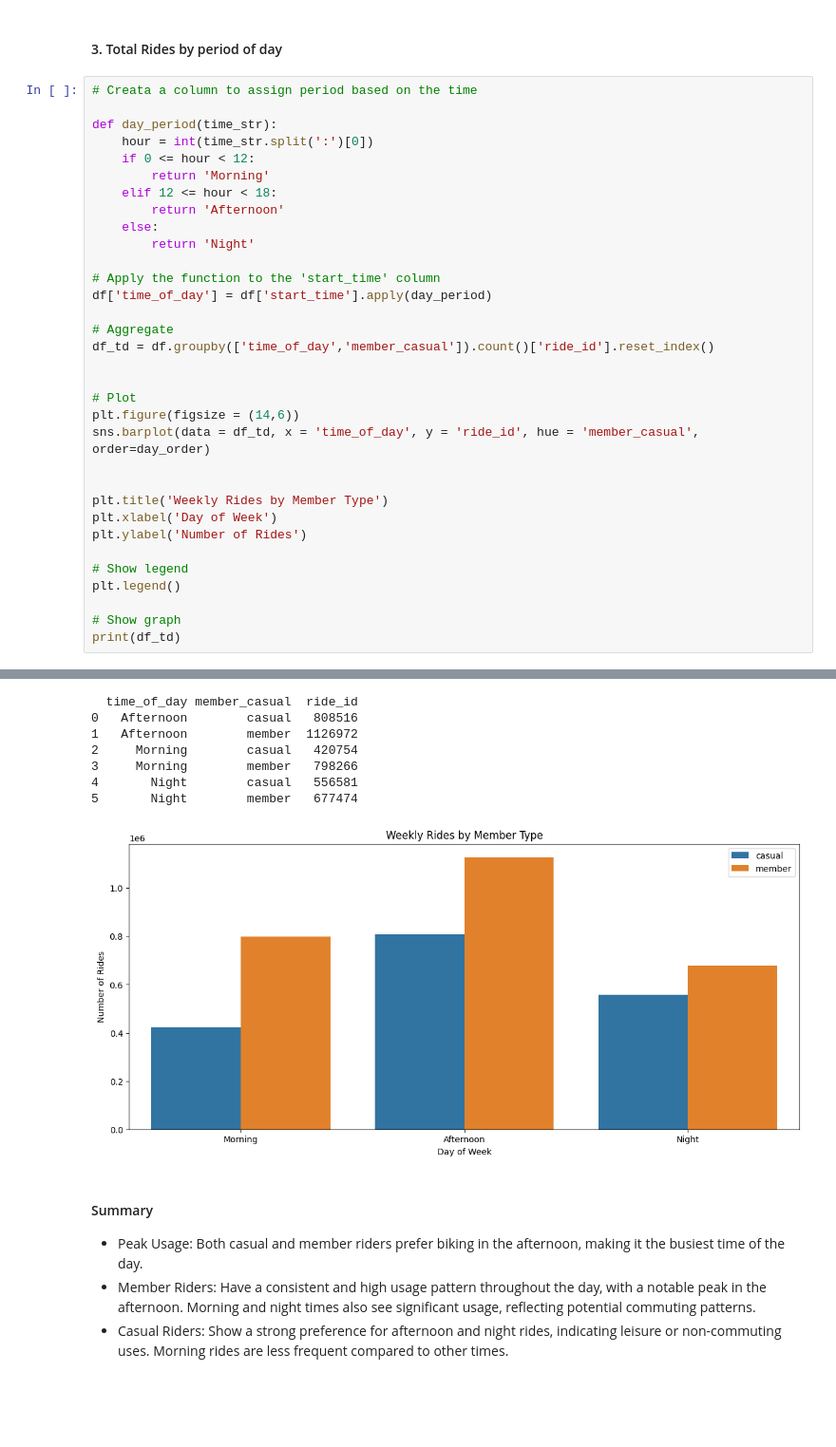
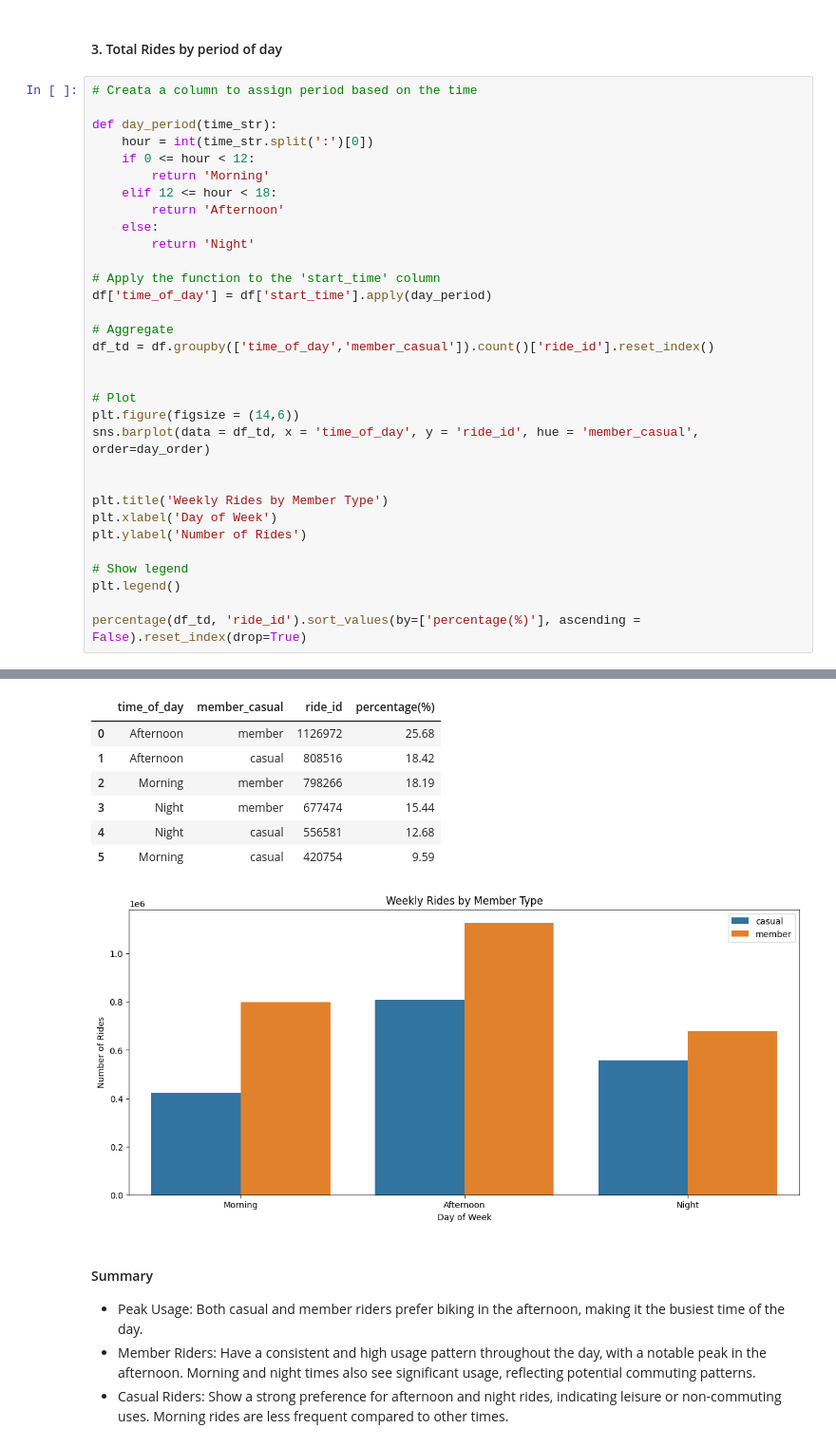
Before and after one commit to Lekan-E/Analysis-for-a-Bike-Sharing-Company-to-Boost-Member-Conversion, a Jupyter notebook: Descriptive Analysis.ipynb, the cells around one changed output, grey strips where cells are left out. Shown at 95% size. Cells and saved outputs as stored; diff of their text form; blank space fills up the shorter version.

```diff
--- a/Descriptive Analysis.ipynb
+++ b/Descriptive Analysis.ipynb
@@ -369,42 +422,41 @@ def day_period(time_str):
     elif 12 <= hour < 18:
         return 'Afternoon'
     else:
         return 'Night'
 
 # Apply the function to the 'start_time' column
 df['time_of_day'] = df['start_time'].apply(day_period)
 
 # Aggregate
 df_td = df.groupby(['time_of_day','member_casual']).count()['ride_id'].reset_index()
 
 
 # Plot
 plt.figure(figsize = (14,6))
 sns.barplot(data = df_td, x = 'time_of_day', y = 'ride_id', hue = 'member_casual', order=day_order)
 
 
 plt.title('Weekly Rides by Member Type')
 plt.xlabel('Day of Week')
 plt.ylabel('Number of Rides')
 
 # Show legend
 plt.legend()
 
-# Show graph
-print(df_td)
+percentage(df_td, 'ride_id').sort_values(by=['percentage(%)'], ascending = False).reset_index(drop=True)
 # %% [output]
 A value is trying to be set on a copy of a slice from a DataFrame.
 Try using .loc[row_indexer,col_indexer] = value instead
 
 See the caveats in the documentation: https://pandas.pydata.org/pandas-docs/stable/user_guide/indexing.html#returning-a-view-versus-a-copy
   df['time_of_day'] = df['start_time'].apply(day_period)
-  time_of_day member_casual  ride_id
-0   Afternoon        casual   808516
-1   Afternoon        member  1126972
-2     Morning        casual   420754
-3     Morning        member   798266
-4       Night        casual   556581
-5       Night        member   677474
+|  | time_of_day | member_casual | ride_id | percentage(%) |
+| 0 | Afternoon | member | 1126972 | 25.68 |
+| 1 | Afternoon | casual | 808516 | 18.42 |
+| 2 | Morning | member | 798266 | 18.19 |
+| 3 | Night | member | 677474 | 15.44 |
+| 4 | Night | casual | 556581 | 12.68 |
+| 5 | Morning | casual | 420754 | 9.59 |
 [figure]
 # %% [markdown]
 #### Summary
```
Also changed, not shown: parts of 18 cells of this notebook, 3 other files.
